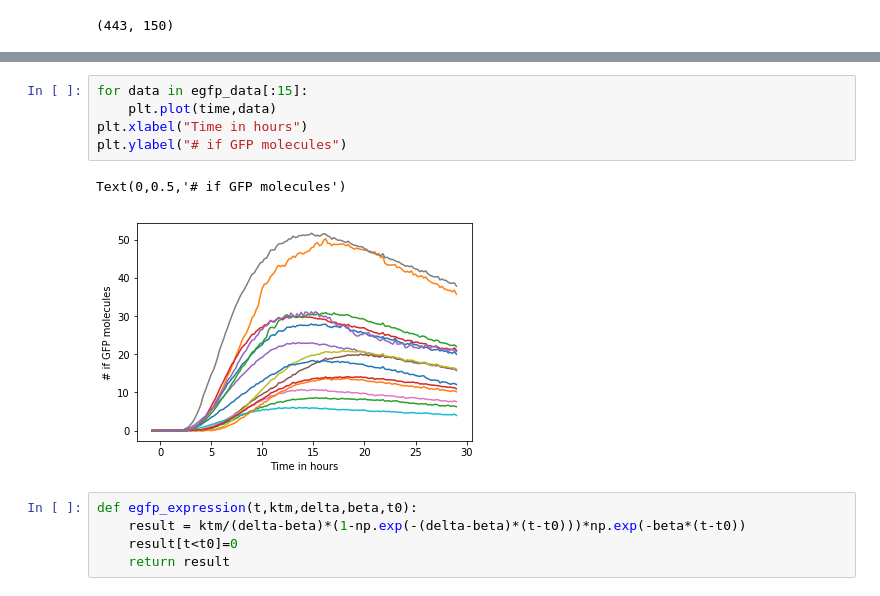
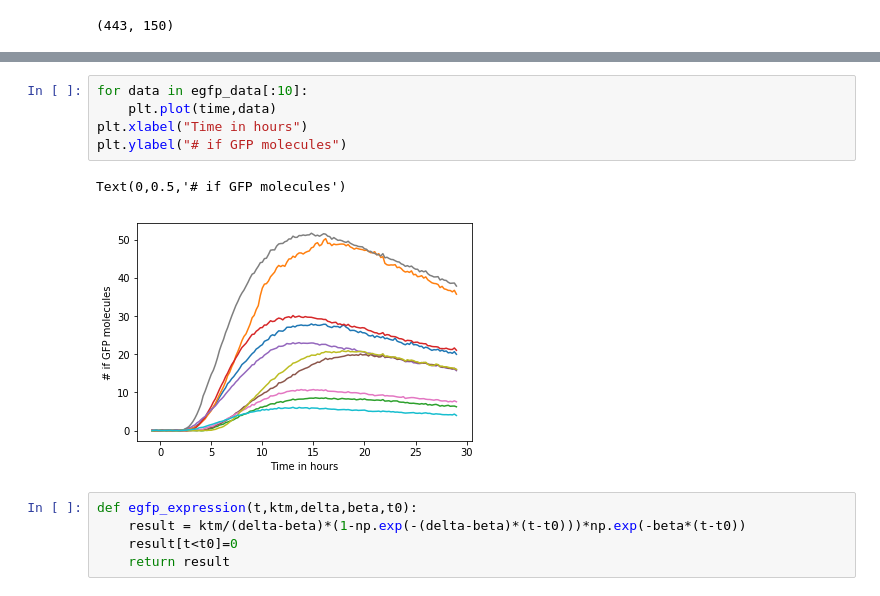
Before and after one commit to hstrey/BME-572-2018, a Jupyter notebook: mRNA fitting.ipynb, the cells around one changed output, grey strips where cells are left out. Drawn from its saved outputs; the diff is of its cells as text.

```diff
--- a/mRNA fitting.ipynb
+++ b/mRNA fitting.ipynb
@@ -34,11 +18,11 @@ array([-0.8, -0.6, -0.4, -0.2,  0. ,  0.2,  0.4,  0.6,  0.8,  1. ,  1.2,
 # %%
-for data in egfp_data[:15]:
+for data in egfp_data[:10]:
     plt.plot(time,data)
 plt.xlabel("Time in hours")
 plt.ylabel("# if GFP molecules")
 # %% [output]
 Text(0,0.5,'# if GFP molecules')
-[figure, old version]
+[figure, new version]
 # %%
 def egfp_expression(t,ktm,delta,beta,t0):
     result = ktm/(delta-beta)*(1-np.exp(-(delta-beta)*(t-t0)))*np.exp(-beta*(t-t0))
```
Also changed, not shown: parts of 2 cells of this notebook.
